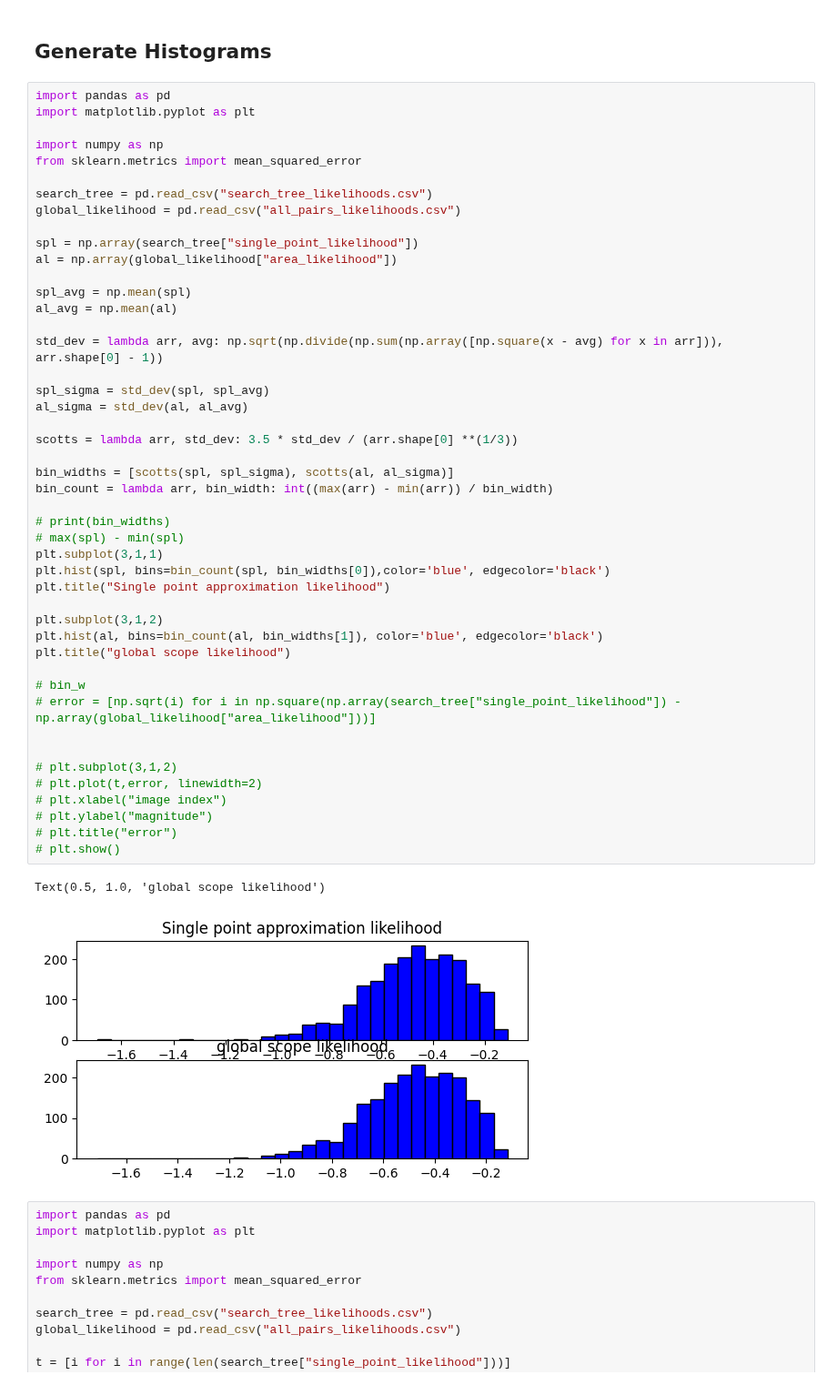
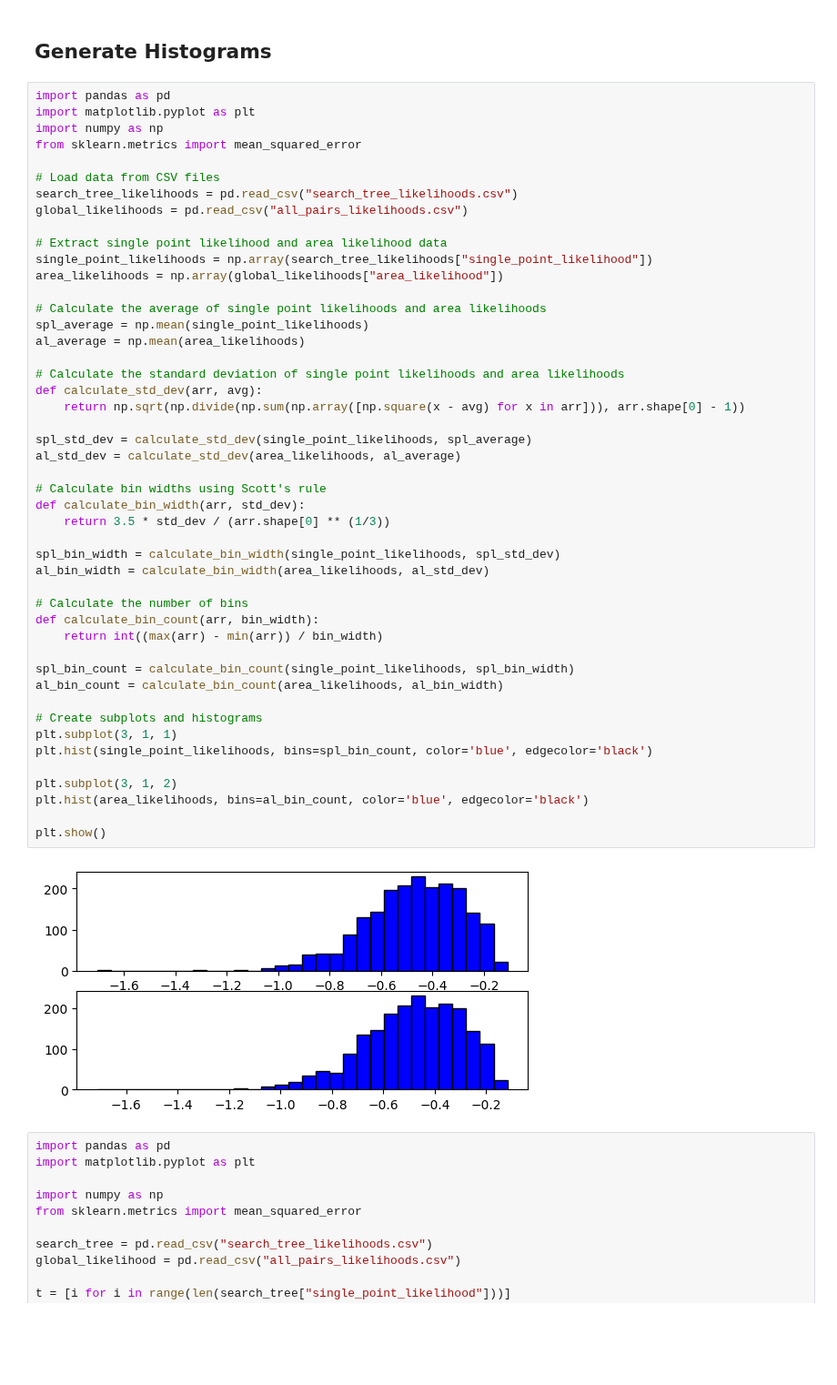
Before and after one commit to DoYouEvenStackSmash/data-analysis, a Jupyter notebook: src/python-processing/example.ipynb, the cells around one changed output. Shown at 91% size. Cells and saved outputs as stored; diff of their text form; blank space fills up the shorter version.

Commit message:
added more diagramming, some new generation code

```diff
--- a/src/python-processing/example.ipynb
+++ b/src/python-processing/example.ipynb
@@ -34,52 +37,52 @@ Loaded Array:
 # %%
 import pandas as pd
 import matplotlib.pyplot as plt
-
 import numpy as np
 from sklearn.metrics import mean_squared_error
 
-search_tree = pd.read_csv("search_tree_likelihoods.csv")
-global_likelihood = pd.read_csv("all_pairs_likelihoods.csv")
+# Load data from CSV files
+search_tree_likelihoods = pd.read_csv("search_tree_likelihoods.csv")
+global_likelihoods = pd.read_csv("all_pairs_likelihoods.csv")
 
-spl = np.array(search_tree["single_point_likelihood"])
-al = np.array(global_likelihood["area_likelihood"])
+# Extract single point likelihood and area likelihood data
+single_point_likelihoods = np.array(search_tree_likelihoods["single_point_likelihood"])
+area_likelihoods = np.array(global_likelihoods["area_likelihood"])
 
-spl_avg = np.mean(spl)
-al_avg = np.mean(al)
+# Calculate the average of single point likelihoods and area likelihoods
+spl_average = np.mean(single_point_likelihoods)
+al_average = np.mean(area_likelihoods)
 
-std_dev = lambda arr, avg: np.sqrt(np.divide(np.sum(np.array([np.square(x - avg) for x in arr])), arr.shape[0] - 1))
+# Calculate the standard deviation of single point likelihoods and area likelihoods
+def calculate_std_dev(arr, avg):
+    return np.sqrt(np.divide(np.sum(np.array([np.square(x - avg) for x in arr])), arr.shape[0] - 1))
 
-spl_sigma = std_dev(spl, spl_avg)
-al_sigma = std_dev(al, al_avg)
+spl_std_dev = calculate_std_dev(single_point_likelihoods, spl_average)
+al_std_dev = calculate_std_dev(area_likelihoods, al_average)
 
-scotts = lambda arr, std_dev: 3.5 * std_dev / (arr.shape[0] **(1/3))
+# Calculate bin widths using Scott's rule
+def calculate_bin_width(arr, std_dev):
+    return 3.5 * std_dev / (arr.shape[0] ** (1/3))
 
-bin_widths = [scotts(spl, spl_sigma), scotts(al, al_sigma)]
-bin_count = lambda arr, bin_width: int((max(arr) - min(arr)) / bin_width)
+spl_bin_width = calculate_bin_width(single_point_likelihoods, spl_std_dev)
+al_bin_width = calculate_bin_width(area_likelihoods, al_std_dev)
 
-# print(bin_widths)
-# max(spl) - min(spl)
-plt.subplot(3,1,1)
-plt.hist(spl, bins=bin_count(spl, bin_widths[0]),color='blue', edgecolor='black')
-plt.title("Single point approximation likelihood")
+# Calculate the number of bins
+def calculate_bin_count(arr, bin_width):
+    return int((max(arr) - min(arr)) / bin_width)
 
-plt.subplot(3,1,2)
-plt.hist(al, bins=bin_count(al, bin_widths[1]), color='blue', edgecolor='black')
-plt.title("global scope likelihood")
+spl_bin_count = calculate_bin_count(single_point_likelihoods, spl_bin_width)
+al_bin_count = calculate_bin_count(area_likelihoods, al_bin_width)
 
-# bin_w
-# error = [np.sqrt(i) for i in np.square(np.array(search_tree["single_point_likelihood"]) - np.array(global_likelihood["area_likelihood"]))]
+# Create subplots and histograms
+plt.subplot(3, 1, 1)
+plt.hist(single_point_likelihoods, bins=spl_bin_count, color='blue', edgecolor='black')
 
+plt.subplot(3, 1, 2)
+plt.hist(area_likelihoods, bins=al_bin_count, color='blue', edgecolor='black')
 
-# plt.subplot(3,1,2)
-# plt.plot(t,error, linewidth=2)
-# plt.xlabel("image index")
-# plt.ylabel("magnitude")
-# plt.title("error")
-# plt.show()
+plt.show()
 # %% [output]
-Text(0.5, 1.0, 'global scope likelihood')
-[figure, old version]
+[figure, new version]
 # %%
 import pandas as pd
 import matplotlib.pyplot as plt
```
Also changed, not shown: parts of 2 cells of this notebook, 4 other files.
